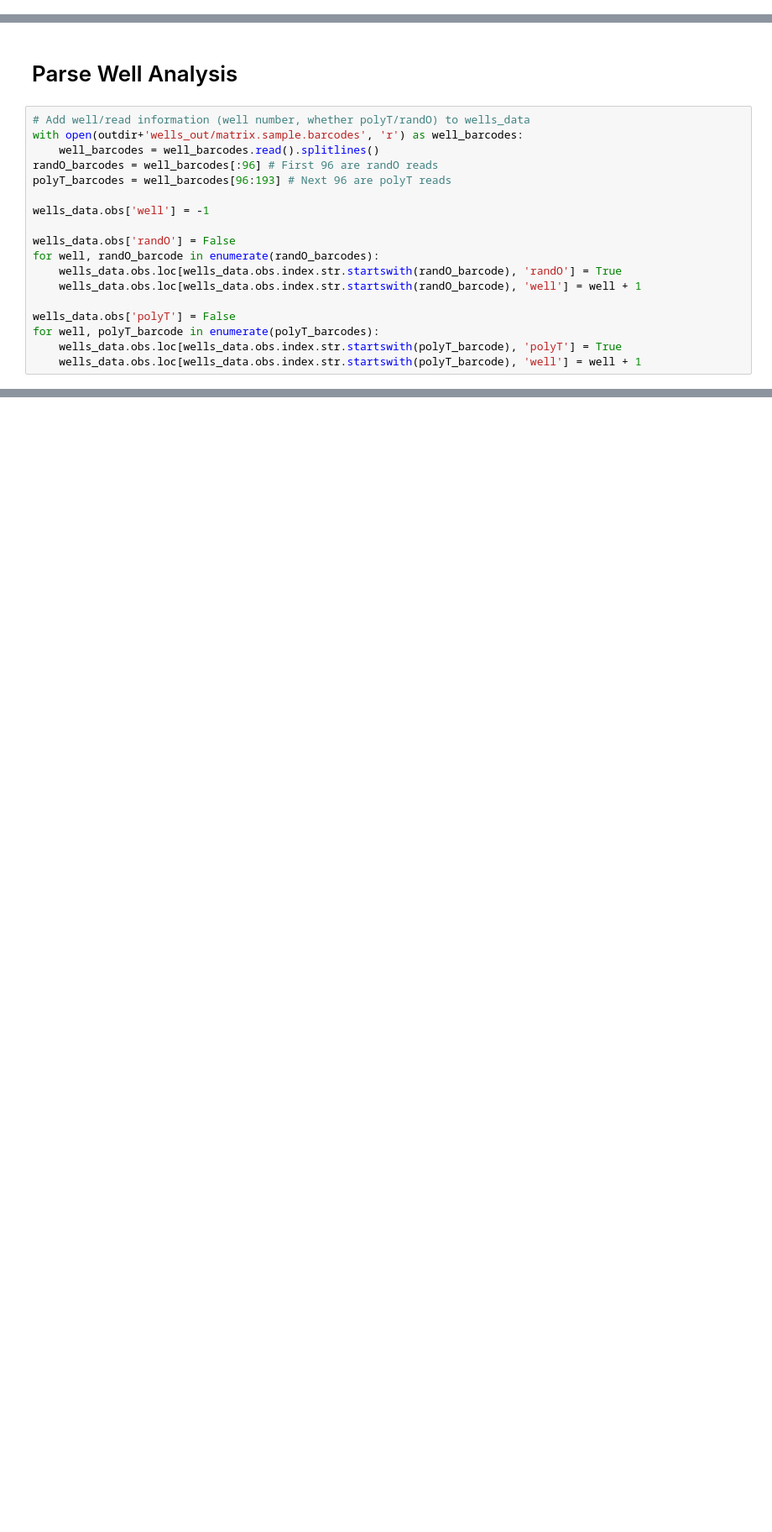
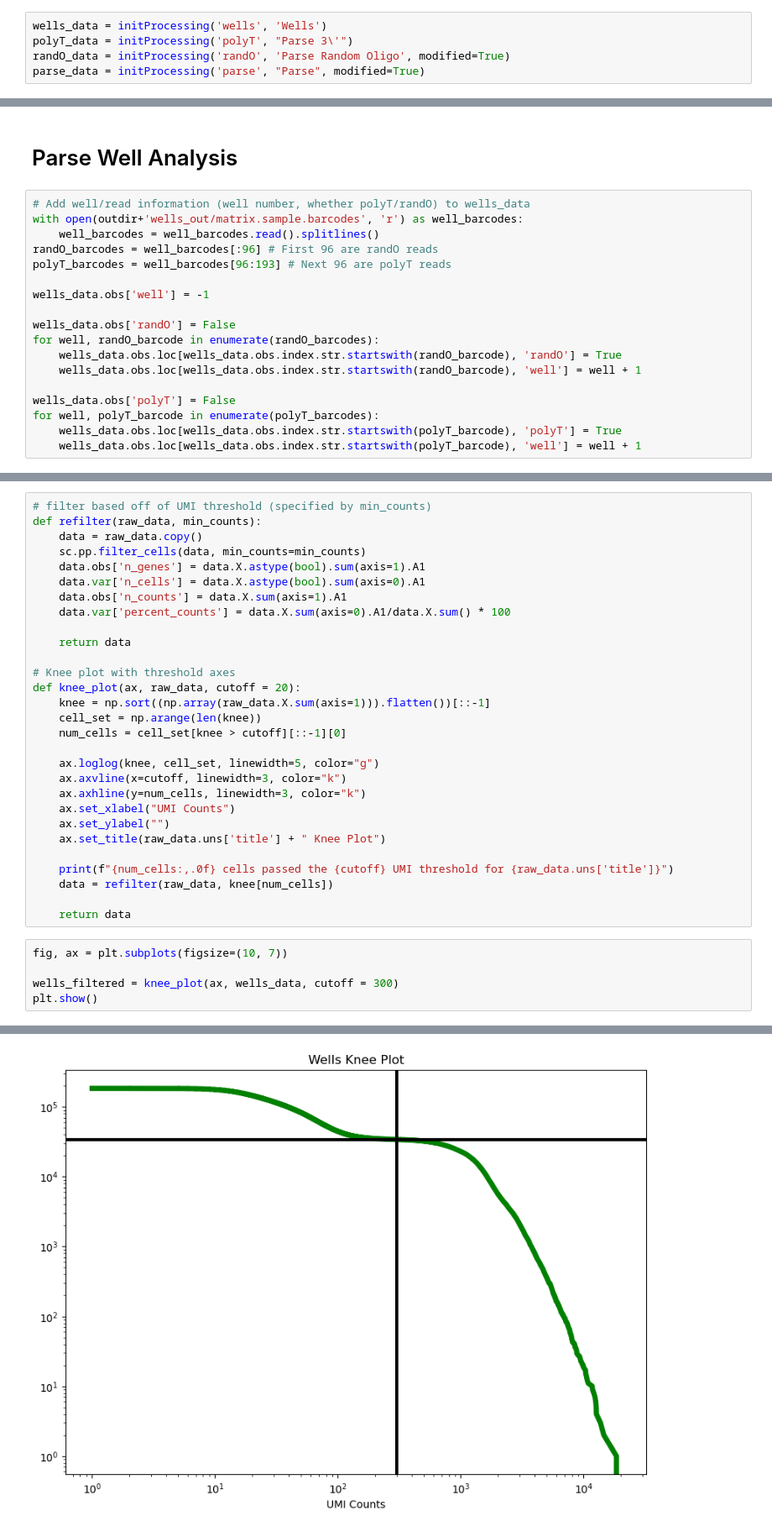
Before and after one commit to mcaskey6/10XvParse, a Jupyter notebook: Analysis 2/parse_test.ipynb, the cells around one changed output, grey strips where cells are left out. Shown at 84% size. Saved outputs shown, nothing was run; the diff lists cells and outputs as text; blank space fills up the shorter version.

```diff
--- a/Analysis 2/parse_test.ipynb
+++ b/Analysis 2/parse_test.ipynb
@@ -299,3 +334,8 @@ for data, name in zip(datasets, data_names):
+# %%
+wells_data = initProcessing('wells', 'Wells')
+polyT_data = initProcessing('polyT', "Parse 3\'")
+randO_data = initProcessing('randO', 'Parse Random Oligo', modified=True)
+parse_data = initProcessing('parse', "Parse", modified=True)
 # %%
 # Add polyT and randO read counts to parse data
 
@@ -843,0 +461,35 @@ randO_data.write('processed_randO.h5ad', compression="gzip")
+# %%
+# filter based off of UMI threshold (specified by min_counts)
+def refilter(raw_data, min_counts):
+    data = raw_data.copy()
+    sc.pp.filter_cells(data, min_counts=min_counts)
+    data.obs['n_genes'] = data.X.astype(bool).sum(axis=1).A1
+    data.var['n_cells'] = data.X.astype(bool).sum(axis=0).A1
+    data.obs['n_counts'] = data.X.sum(axis=1).A1
+    data.var['percent_counts'] = data.X.sum(axis=0).A1/data.X.sum() * 100
+
+    return data
+
+# Knee plot with threshold axes
+def knee_plot(ax, raw_data, cutoff = 20):
+    knee = np.sort((np.array(raw_data.X.sum(axis=1))).flatten())[::-1]
+    cell_set = np.arange(len(knee))
+    num_cells = cell_set[knee > cutoff][::-1][0]
+
+    ax.loglog(knee, cell_set, linewidth=5, color="g")
+    ax.axvline(x=cutoff, linewidth=3, color="k")
+    ax.axhline(y=num_cells, linewidth=3, color="k")
+    ax.set_xlabel("UMI Counts")
+    ax.set_ylabel("")
+    ax.set_title(raw_data.uns['title'] + " Knee Plot")
+
+    print(f"{num_cells:,.0f} cells passed the {cutoff} UMI threshold for {raw_data.uns['title']}")
+    data = refilter(raw_data, knee[num_cells])
+
+    return data
+# %%
+fig, ax = plt.subplots(figsize=(10, 7))
+
+wells_filtered = knee_plot(ax, wells_data, cutoff = 300)
+plt.show()
+# %% [output]
@@ -843,0 +497 @@ randO_data.write('processed_randO.h5ad', compression="gzip")
+[figure, added]
```
Also changed, not shown: parts of 70 cells of this notebook, 9 other files.
